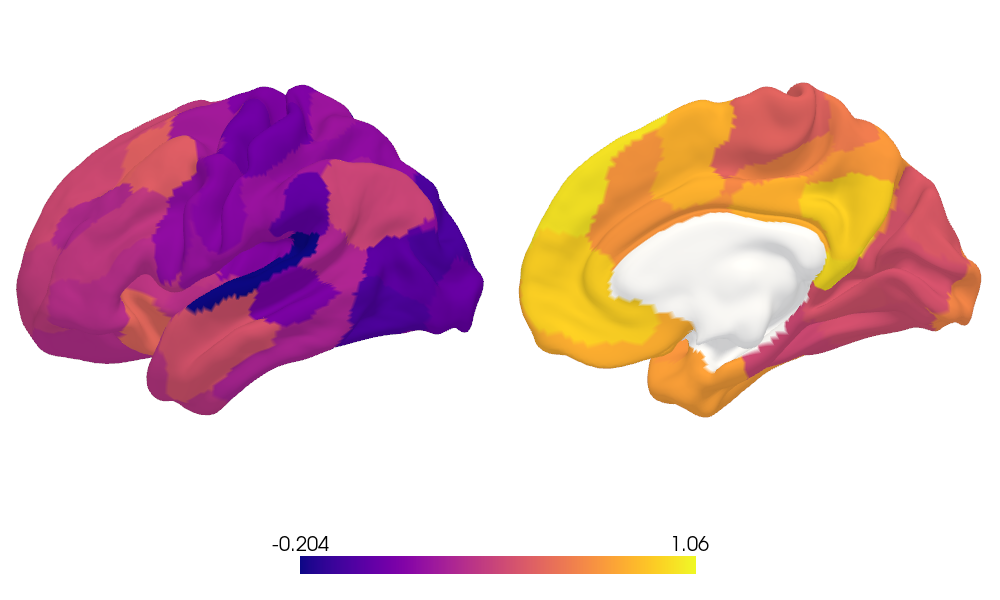
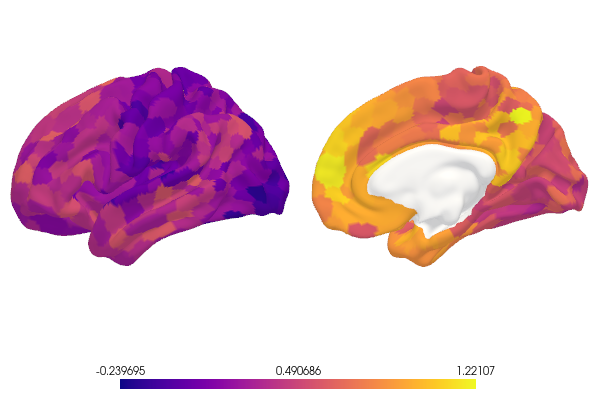
Unified diff of the notebook cell whose output changed from the first chart to the second:
--- before
+++ after
@@ -1,4 +1,4 @@
 # 1. get the list of regions for the schaefer 100 atlas
-atlas_name = 'schaefer_100'
+atlas_name = 'schaefer1000'
 regions = yab.get_atlas_regions(atlas_name, 'cortical')
 
@@ -15,4 +15,5 @@
 yab.plot_cortical(
     data=data_array,
+    figsize=(600, 400),
     atlas=atlas_name,
     cmap='plasma',

Commit: fix for subcortical atlases according to original order + atlases updated